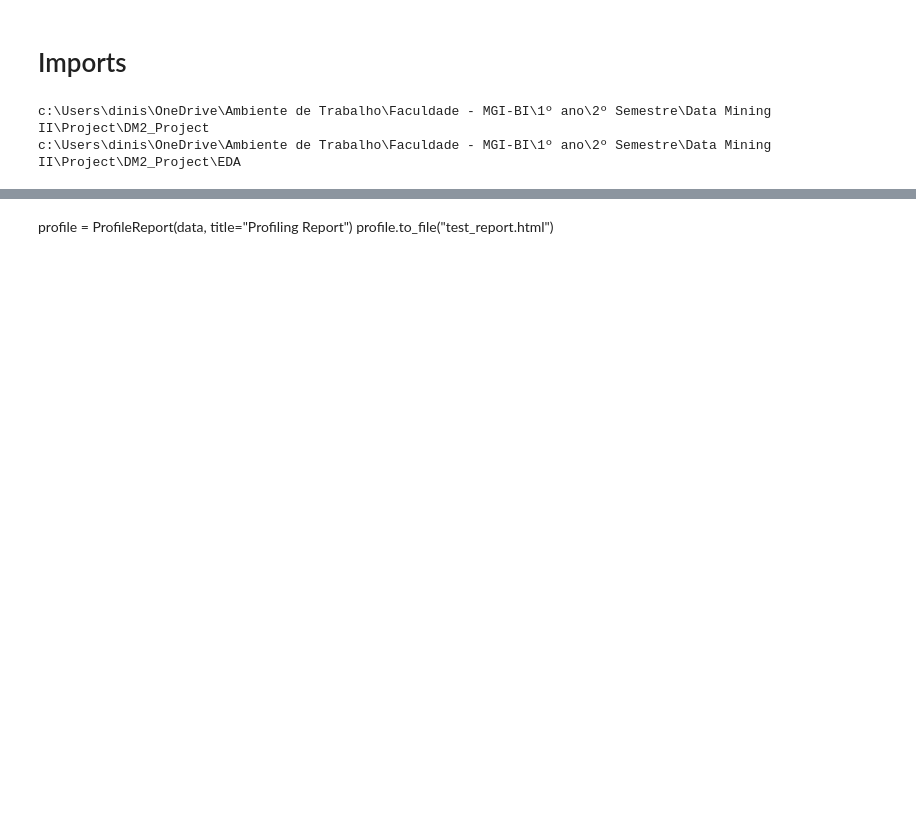
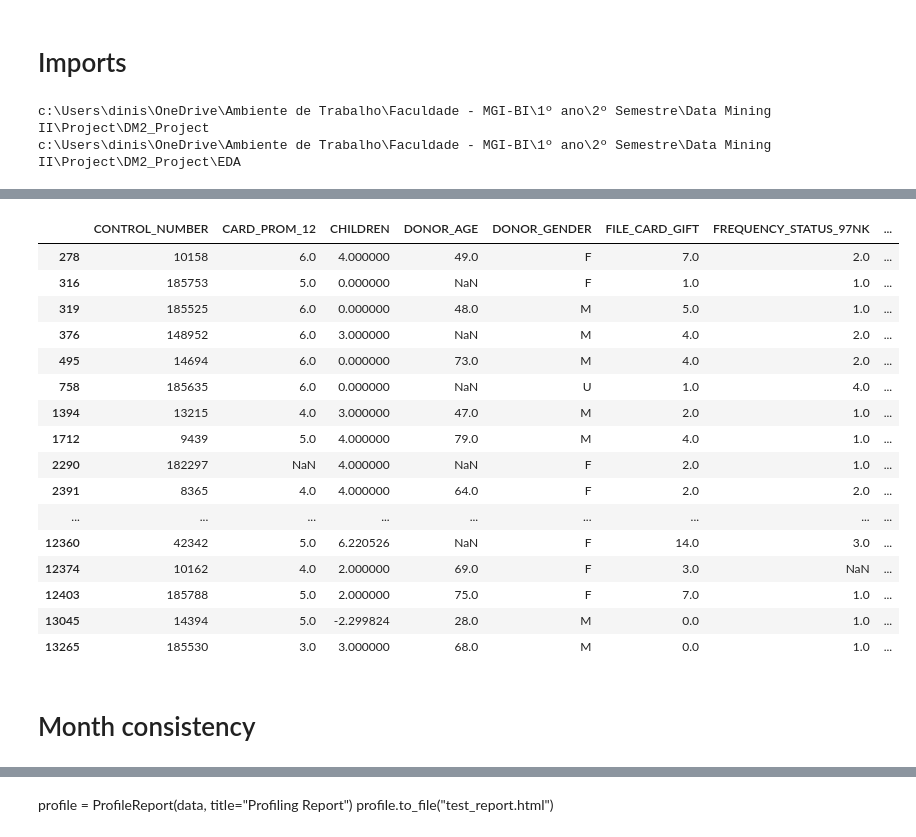
Before and after one commit to Dinis239/DM2_Project, a Jupyter notebook: EDA/test_dinis.ipynb, the cells around one changed output, grey strips where cells are left out. Saved outputs shown, nothing was run; the diff lists cells and outputs as text; code cells hidden in the pictures; blank space fills up the shorter version.

```diff
--- a/EDA/test_dinis.ipynb
+++ b/EDA/test_dinis.ipynb
@@ -18,3 +18,5 @@ data = pd.read_csv('Datasets/donors_train.csv')
 # %% [output]
 c:\Users\dinis\OneDrive\Ambiente de Trabalho\Faculdade - MGI-BI\1º ano\2º Semestre\Data Mining II\Project\DM2_Project
 c:\Users\dinis\OneDrive\Ambiente de Trabalho\Faculdade - MGI-BI\1º ano\2º Semestre\Data Mining II\Project\DM2_Project\EDA
+# %%
+data.replace('?', np.nan, inplace=True)
@@ -20,0 +73,22 @@ c:\Users\dinis\OneDrive\Ambiente de Trabalho\Faculdade - MGI-BI\1º ano\2º Seme
+# %%
+data[data['LAST_GIFT_AMT'] == 0]
+# %% [output]
+|  | CONTROL_NUMBER | CARD_PROM_12 | CHILDREN | DONOR_AGE | DONOR_GENDER | FILE_CARD_GIFT | FREQUENCY_STATUS_97NK | ... |
+| 278 | 10158 | 6.0 | 4.000000 | 49.0 | F | 7.0 | 2.0 | ... |
+| 316 | 185753 | 5.0 | 0.000000 | NaN | F | 1.0 | 1.0 | ... |
+| 319 | 185525 | 6.0 | 0.000000 | 48.0 | M | 5.0 | 1.0 | ... |
+| 376 | 148952 | 6.0 | 3.000000 | NaN | M | 4.0 | 2.0 | ... |
+| 495 | 14694 | 6.0 | 0.000000 | 73.0 | M | 4.0 | 2.0 | ... |
+| 758 | 185635 | 6.0 | 0.000000 | NaN | U | 1.0 | 4.0 | ... |
+| 1394 | 13215 | 4.0 | 3.000000 | 47.0 | M | 2.0 | 1.0 | ... |
+| 1712 | 9439 | 5.0 | 4.000000 | 79.0 | M | 4.0 | 1.0 | ... |
+| 2290 | 182297 | NaN | 4.000000 | NaN | F | 2.0 | 1.0 | ... |
+| 2391 | 8365 | 4.0 | 4.000000 | 64.0 | F | 2.0 | 2.0 | ... |
+| ... | ... | ... | ... | ... | ... | ... | ... | ... |
+| 12360 | 42342 | 5.0 | 6.220526 | NaN | F | 14.0 | 3.0 | ... |
+| 12374 | 10162 | 4.0 | 2.000000 | 69.0 | F | 3.0 | NaN | ... |
+| 12403 | 185788 | 5.0 | 2.000000 | 75.0 | F | 7.0 | 1.0 | ... |
+| 13045 | 14394 | 5.0 | -2.299824 | 28.0 | M | 0.0 | 1.0 | ... |
+| 13265 | 185530 | 3.0 | 3.000000 | 68.0 | M | 0.0 | 1.0 | ... |
+# %% [markdown]
+# Month consistency
```
Also changed, not shown: parts of 8 cells of this notebook, 39 other files.
